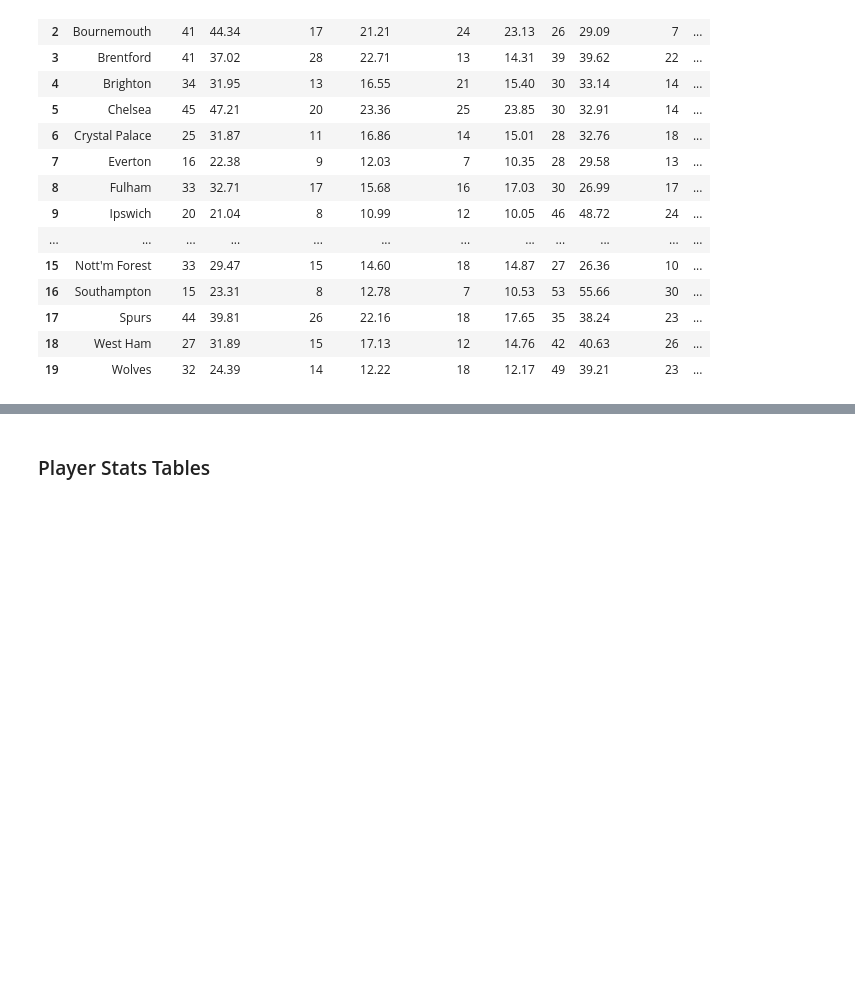
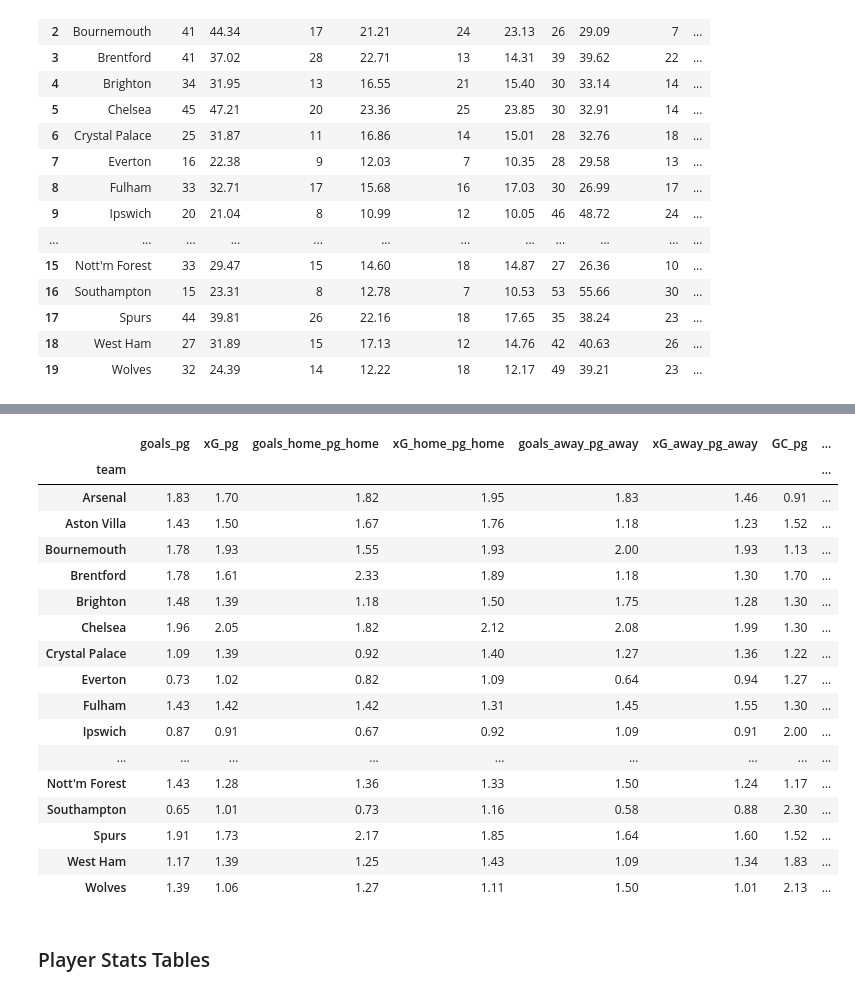
Before and after one commit to mattfurey1/fpl_points_predictor, a Jupyter notebook: project.ipynb, the cells around one changed output, grey strips where cells are left out. Cells and saved outputs as stored; diff of their text form; code cells hidden in the pictures; blank space fills up the shorter version.

Commit message:
updated player stats and created model dataframe

```diff
--- a/project.ipynb
+++ b/project.ipynb
@@ -137,3 +138,11 @@ teams_id_dict
 # %%
 # Create a new column which gives the name of the opponent team, rather than using the ID
 df['opponent'] = df['opponent_team'].map(teams_id_dict)
+# %%
+df = df.rename(columns={'goals_scored' : 'goals',
+                        'expected_goals' : 'xG',
+                        'expected_assists' : 'xA',
+                        'expected_goal_involvements' : 'xGI',
+                        'goals_conceded' : 'GC',
+                        'expected_goals_conceded' : 'xGC',
+                        'total_points' : 'points'})
@@ -140,7 +151,7 @@ df['opponent'] = df['opponent_team'].map(teams_id_dict)
 # %%
 # create new columns for goals and expected goals home and away
-df["goals_home"] = np.where(df["was_home"] == True, df["goals_scored"], 0)
-df["goals_away"] = np.where(df["was_home"] == False, df["goals_scored"], 0)
-df["xG_home"] = np.where(df["was_home"] == True, df["expected_goals"], 0)
-df["xG_away"] = np.where(df["was_home"] == False, df["expected_goals"], 0)
+fpl["goals_home"] = np.where(fpl["was_home"] == True, df["goals"], 0)
+fpl["goals_away"] = np.where(fpl["was_home"] == False, df["goals"], 0)
+fpl["xG_home"] = np.where(fpl["was_home"] == True, df["xG"], 0)
+fpl["xG_away"] = np.where(fpl["was_home"] == False, df["xG"], 0)
 # %%
@@ -327,0 +326,7 @@ team_total_stats.to_csv("team_total_stats.csv", index=False)
+# %%
+stats_columns = list(team_total_stats.columns)
+items_to_remove = ['team', 'games_played', 'games_played_home', 'games_played_away']
+
+for item in items_to_remove:
+    stats_columns.remove(item)
+print(stats_columns)
@@ -327,0 +335,9 @@ team_total_stats.to_csv("team_total_stats.csv", index=False)
+# %%
+for column in stats_columns:
+    if '_home' in column:
+        team_total_stats[f'{column}_pg_home'] = round(team_total_stats[column] / team_total_stats['games_played_home'], 2)
+    elif '_away' in column:
+        team_total_stats[f'{column}_pg_away'] = round(team_total_stats[column] / team_total_stats['games_played_away'], 2)
+    else:
+        team_total_stats[f'{column}_pg'] = round(team_total_stats[column] / team_total_stats['games_played'], 2)
+team_total_stats
@@ -328,3 +362,28 @@ team_total_stats.to_csv("team_total_stats.csv", index=False)
+# %%
+# extract only the per game columns
+per_game_totals_columns = [column for column in team_total_stats.columns if '_pg' in column]
+per_game_totals_df = team_total_stats[per_game_totals_columns].copy()
+per_game_totals_df = per_game_totals_df.set_index(team_total_stats['team'])
+per_game_totals_df
+# %% [output]
+|  | goals_pg | xG_pg | goals_home_pg_home | xG_home_pg_home | goals_away_pg_away | xG_away_pg_away | GC_pg | ... |
+| team |  |  |  |  |  |  |  | ... |
+| Arsenal | 1.83 | 1.70 | 1.82 | 1.95 | 1.83 | 1.46 | 0.91 | ... |
+| Aston Villa | 1.43 | 1.50 | 1.67 | 1.76 | 1.18 | 1.23 | 1.52 | ... |
+| Bournemouth | 1.78 | 1.93 | 1.55 | 1.93 | 2.00 | 1.93 | 1.13 | ... |
+| Brentford | 1.78 | 1.61 | 2.33 | 1.89 | 1.18 | 1.30 | 1.70 | ... |
+| Brighton | 1.48 | 1.39 | 1.18 | 1.50 | 1.75 | 1.28 | 1.30 | ... |
+| Chelsea | 1.96 | 2.05 | 1.82 | 2.12 | 2.08 | 1.99 | 1.30 | ... |
+| Crystal Palace | 1.09 | 1.39 | 0.92 | 1.40 | 1.27 | 1.36 | 1.22 | ... |
+| Everton | 0.73 | 1.02 | 0.82 | 1.09 | 0.64 | 0.94 | 1.27 | ... |
+| Fulham | 1.43 | 1.42 | 1.42 | 1.31 | 1.45 | 1.55 | 1.30 | ... |
+| Ipswich | 0.87 | 0.91 | 0.67 | 0.92 | 1.09 | 0.91 | 2.00 | ... |
+| ... | ... | ... | ... | ... | ... | ... | ... | ... |
+| Nott'm Forest | 1.43 | 1.28 | 1.36 | 1.33 | 1.50 | 1.24 | 1.17 | ... |
+| Southampton | 0.65 | 1.01 | 0.73 | 1.16 | 0.58 | 0.88 | 2.30 | ... |
+| Spurs | 1.91 | 1.73 | 2.17 | 1.85 | 1.64 | 1.60 | 1.52 | ... |
+| West Ham | 1.17 | 1.39 | 1.25 | 1.43 | 1.09 | 1.34 | 1.83 | ... |
+| Wolves | 1.39 | 1.06 | 1.27 | 1.11 | 1.50 | 1.01 | 2.13 | ... |
 # %% [markdown]
 ### Player Stats Tables
 # %% [markdown]
```
Also changed, not shown: parts of 42 cells of this notebook.
